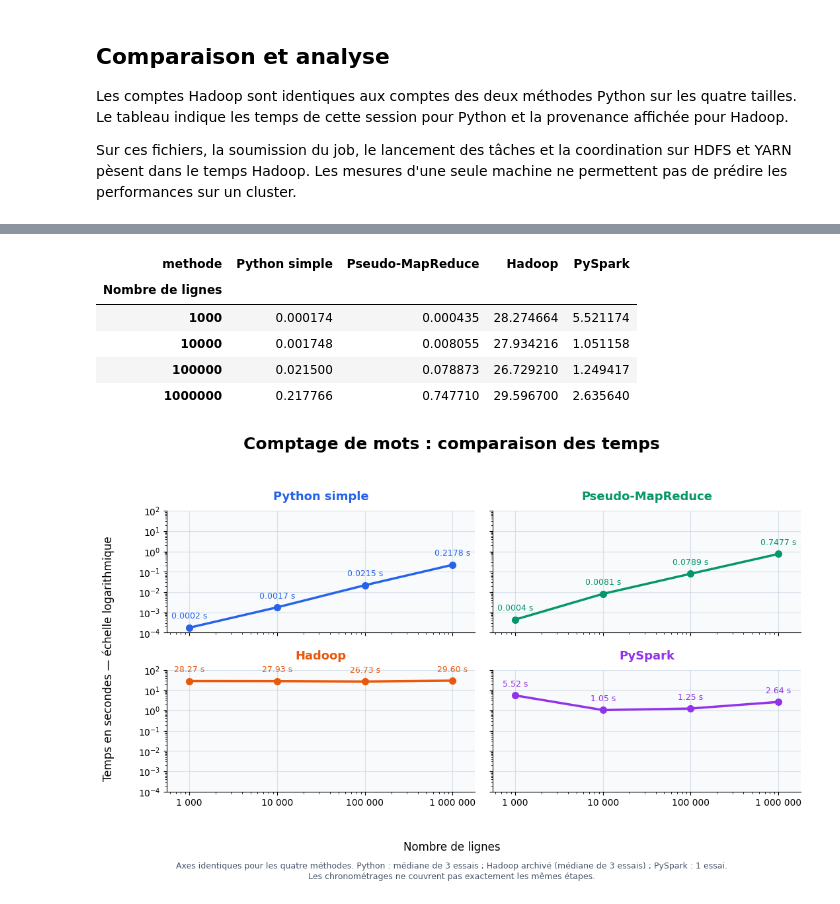
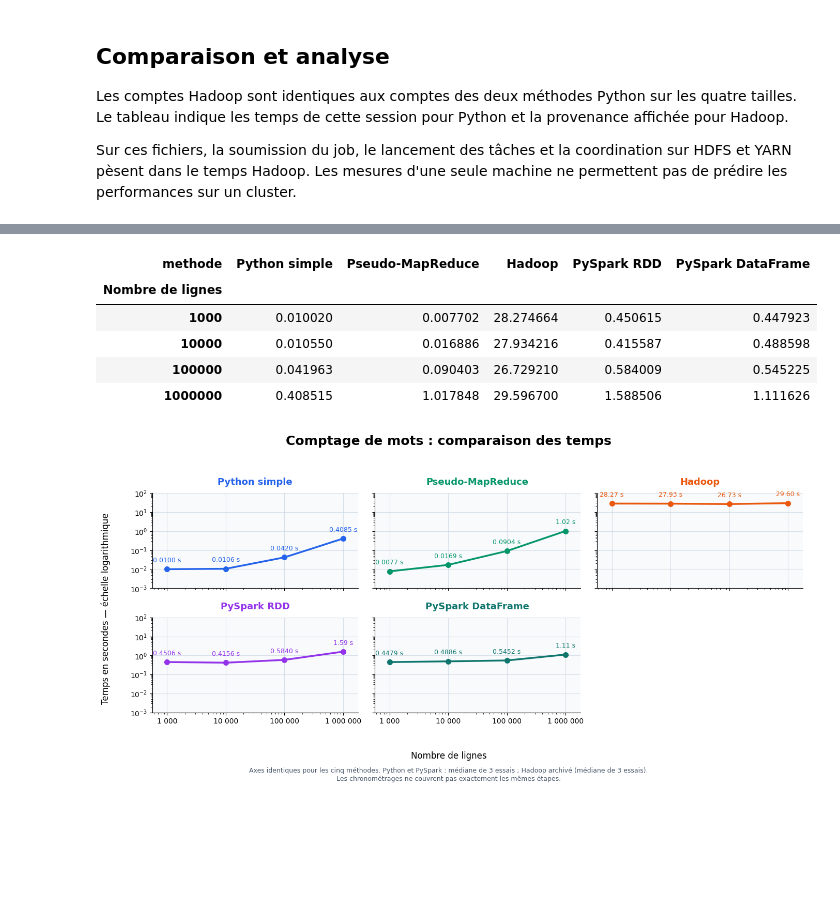
Before and after one commit to alex-abdallah/bigData, a Jupyter notebook: TP1/TP_ComptageMots.ipynb, the cells around one changed output, grey strips where cells are left out. Saved outputs shown, nothing was run; the diff lists cells and outputs as text; code cells hidden in the pictures; blank space fills up the shorter version.

Commit message:
Compléter les comparaisons Spark des TP1 et TP2

```diff
--- a/TP1/TP_ComptageMots.ipynb
+++ b/TP1/TP_ComptageMots.ipynb
@@ -442,19 +475,19 @@ comparaison_spark = ensemble.pivot(
 ).sort_index()
 
 comparaison_spark = comparaison_spark[
-    ["Python simple", "Pseudo-MapReduce", "Hadoop", "PySpark"]
+    ["Python simple", "Pseudo-MapReduce", "Hadoop", "PySpark RDD", "PySpark DataFrame"]
 ]
 
 comparaison_spark.index.name = "Nombre de lignes"
 
 display(comparaison_spark.round(6))
 # %% [output]
-| methode | Python simple | Pseudo-MapReduce | Hadoop | PySpark |
-| Nombre de lignes |  |  |  |  |
-| 1000 | 0.000174 | 0.000435 | 28.274664 | 5.521174 |
-| 10000 | 0.001748 | 0.008055 | 27.934216 | 1.051158 |
-| 100000 | 0.021500 | 0.078873 | 26.729210 | 1.249417 |
-| 1000000 | 0.217766 | 0.747710 | 29.596700 | 2.635640 |
+| methode | Python simple | Pseudo-MapReduce | Hadoop | PySpark RDD | PySpark DataFrame |
+| Nombre de lignes |  |  |  |  |  |
+| 1000 | 0.010020 | 0.007702 | 28.274664 | 0.450615 | 0.447923 |
+| 10000 | 0.010550 | 0.016886 | 27.934216 | 0.415587 | 0.488598 |
+| 100000 | 0.041963 | 0.090403 | 26.729210 | 0.584009 | 0.545225 |
+| 1000000 | 0.408515 | 1.017848 | 29.596700 | 1.588506 | 1.111626 |
 # %%
 import matplotlib.pyplot as plt
 from matplotlib.ticker import FuncFormatter
@@ -464,7 +497,8 @@ methodes = [
     ("Python simple", "#2563EB"),
     ("Pseudo-MapReduce", "#059669"),
     ("Hadoop", "#EA580C"),
-    ("PySpark", "#9333EA"),
+    ("PySpark RDD", "#9333EA"),
+    ("PySpark DataFrame", "#0F766E"),
 ]
 
 tailles = comparaison_spark.index.to_numpy()
@@ -481,8 +515,8 @@ with plt.rc_context({
     "axes.spines.right": False,
 }):
     fig, axes = plt.subplots(
-        2, 2,
-        figsize=(11, 7),
+        2, 3,
+        figsize=(14, 7),
         sharex=True,
         sharey=True
     )
@@ -540,36 +574,37 @@ with plt.rc_context({
             etiquette = (
                 f"{duree:.2f} s"
                 if duree >= 1
                 else f"{duree:.4f} s"
             )
 
             ax.annotate(
                 etiquette,
                 (taille, duree),
                 xytext=(0, 10),
                 textcoords="offset points",
                 ha="center",
                 fontsize=9,
                 color=couleur
             )
 
+    axes.flat[-1].set_visible(False)
     fig.supxlabel("Nombre de lignes", y=0.08)
     fig.supylabel("Temps en secondes — échelle logarithmique")
 
     fig.text(
         0.5, 0.025,
-        "Axes identiques pour les quatre méthodes. "
-        f"Python : médiane de 3 essais ; {provenance_hadoop} ; PySpark : 1 essai.\n"
+        "Axes identiques pour les cinq méthodes. "
+        f"Python et PySpark : médiane de 3 essais ; {provenance_hadoop}.\n"
         "Les chronométrages ne couvrent pas exactement les mêmes étapes.",
         ha="center",
         fontsize=9,
         color="#475569"
     )
 
     fig.tight_layout(rect=[0.025, 0.11, 1, 0.94])
     plt.show()
 # %% [output]
-[figure, old version]
+[figure, new version]
 # %%
 display(comparaison_spark.round(6))
 for taille, durees in comparaison_spark.iterrows():
```
Also changed, not shown: parts of 8 cells of this notebook, 4 other files.
